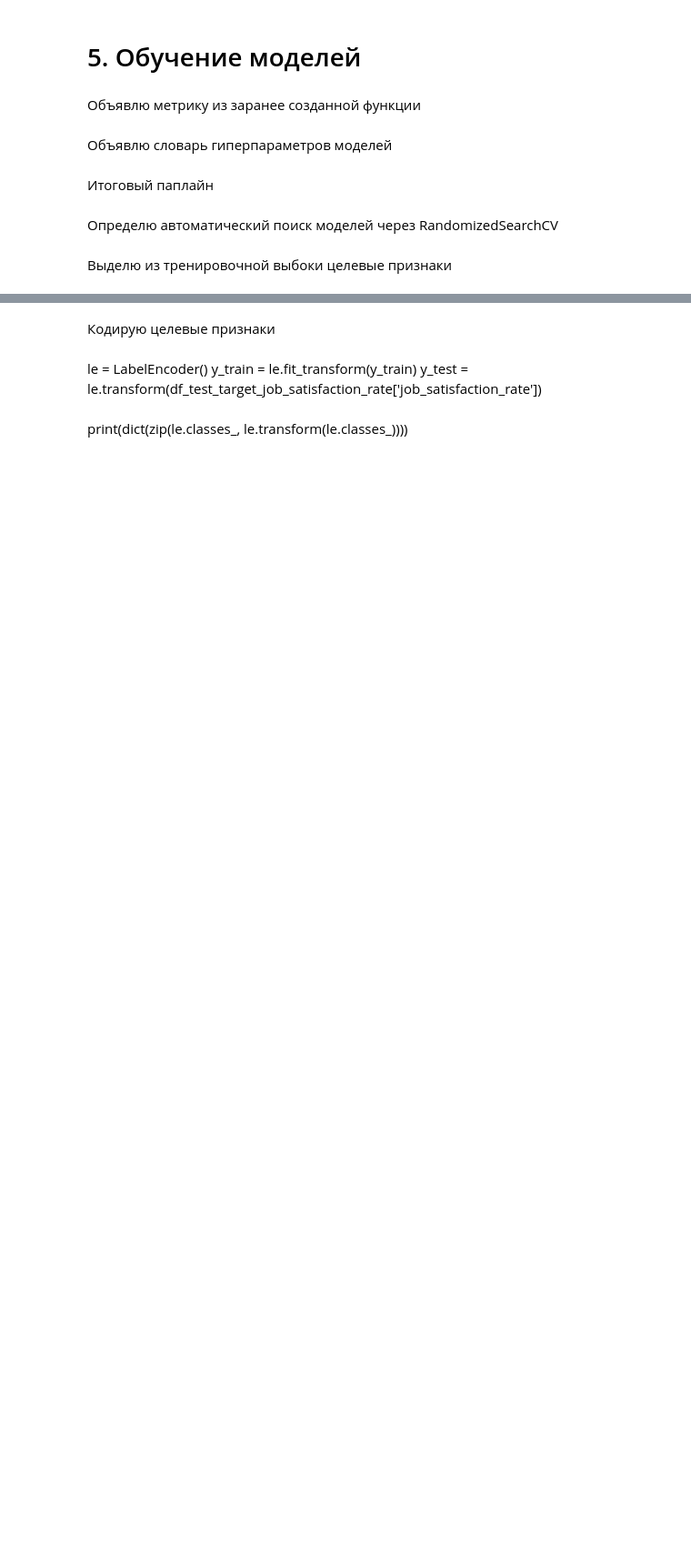
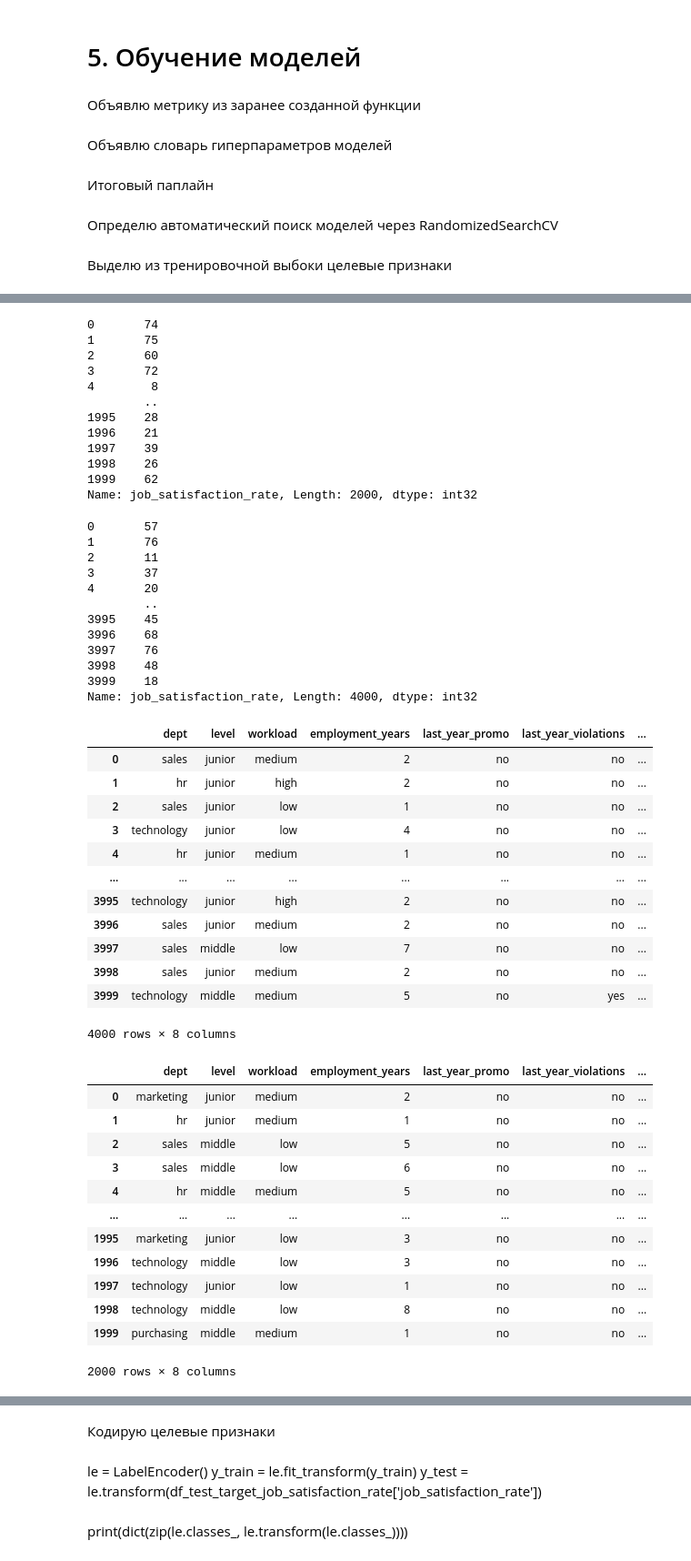
Before and after one commit to kapa6ac/project2, a Jupyter notebook: HR/hr_v1.ipynb, the cells around one changed output, grey strips where cells are left out. Shown at 91% size. Saved outputs shown, nothing was run; the diff lists cells and outputs as text; code cells hidden in the pictures; blank space fills up the shorter version.

```diff
--- a/HR/hr_v1.ipynb
+++ b/HR/hr_v1.ipynb
@@ -604,8 +597,11 @@ randomized_search = RandomizedSearchCV(
 )
 # %% [markdown]
 Выделю из тренировочной выбоки целевые признаки
+# %%
+df_test_features = df_test_features.drop(['id'], axis = 1)
 # %%
-X_train = df_train_job_satisfaction_rate.drop(['job_satisfaction_rate'], axis = 1)
+X_train = df_train_job_satisfaction_rate.drop(['job_satisfaction_rate', 'id', 'wl_cat', 'syn_1'], axis = 1)
 y_train = df_train_job_satisfaction_rate['job_satisfaction_rate'] * 100
 y_train = y_train.astype({'job_satisfaction_rate': int})
-y_test = round(df_test_target_job_satisfaction_rate['job_satisfaction_rate']* 100)
+y_test = df_test_target_job_satisfaction_rate['job_satisfaction_rate']* 100
+y_test = y_test.astype({'job_satisfaction_rate': int})
@@ -611,0 +618,55 @@ y_test = round(df_test_target_job_satisfaction_rate['job_satisfaction_rate']* 10
+# %%
+display(y_test, y_train, X_train, df_test_features)
+display(X_train['dept'].unique())
+display(df_test_features['dept'].unique())
+# %% [output]
+0       74
+1       75
+2       60
+3       72
+4        8
+        ..
+1995    28
+1996    21
+1997    39
+1998    26
+1999    62
+Name: job_satisfaction_rate, Length: 2000, dtype: int32
+0       57
+1       76
+2       11
+3       37
+4       20
+        ..
+3995    45
+3996    68
+3997    76
+3998    48
+3999    18
+Name: job_satisfaction_rate, Length: 4000, dtype: int32
+|  | dept | level | workload | employment_years | last_year_promo | last_year_violations | ... |
+| 0 | sales | junior | medium | 2 | no | no | ... |
+| 1 | hr | junior | high | 2 | no | no | ... |
+| 2 | sales | junior | low | 1 | no | no | ... |
+| 3 | technology | junior | low | 4 | no | no | ... |
+| 4 | hr | junior | medium | 1 | no | no | ... |
+| ... | ... | ... | ... | ... | ... | ... | ... |
+| 3995 | technology | junior | high | 2 | no | no | ... |
+| 3996 | sales | junior | medium | 2 | no | no | ... |
+| 3997 | sales | middle | low | 7 | no | no | ... |
+| 3998 | sales | junior | medium | 2 | no | no | ... |
+| 3999 | technology | middle | medium | 5 | no | yes | ... |
+4000 rows × 8 columns
+|  | dept | level | workload | employment_years | last_year_promo | last_year_violations | ... |
+| 0 | marketing | junior | medium | 2 | no | no | ... |
+| 1 | hr | junior | medium | 1 | no | no | ... |
+| 2 | sales | middle | low | 5 | no | no | ... |
+| 3 | sales | middle | low | 6 | no | no | ... |
+| 4 | hr | middle | medium | 5 | no | no | ... |
+| ... | ... | ... | ... | ... | ... | ... | ... |
+| 1995 | marketing | junior | low | 3 | no | no | ... |
+| 1996 | technology | middle | low | 3 | no | no | ... |
+| 1997 | technology | junior | low | 1 | no | no | ... |
+| 1998 | technology | middle | low | 8 | no | no | ... |
+| 1999 | purchasing | middle | medium | 1 | no | no | ... |
+2000 rows × 8 columns
```
Also changed, not shown: parts of 17 cells of this notebook.
